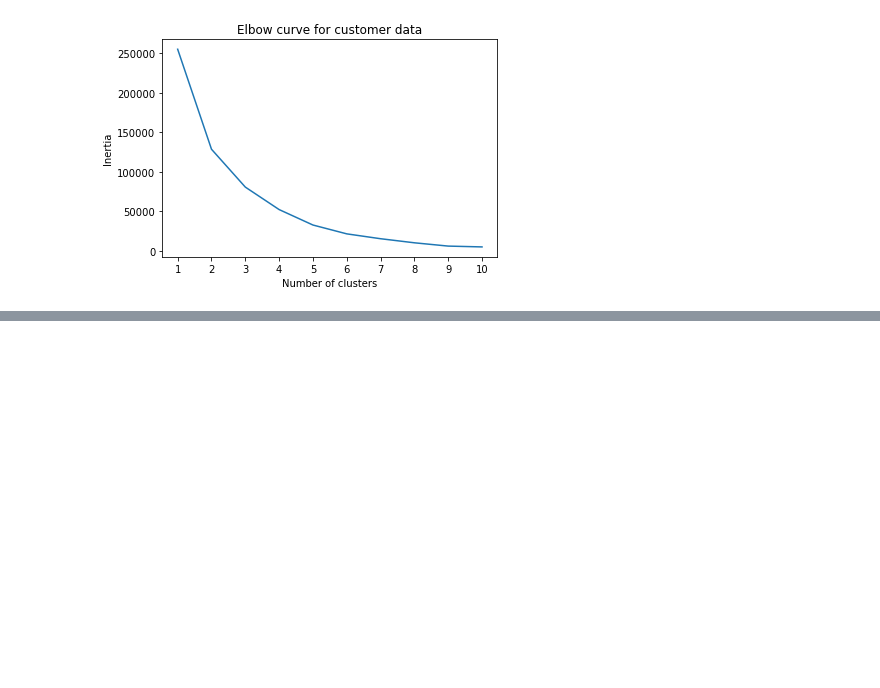
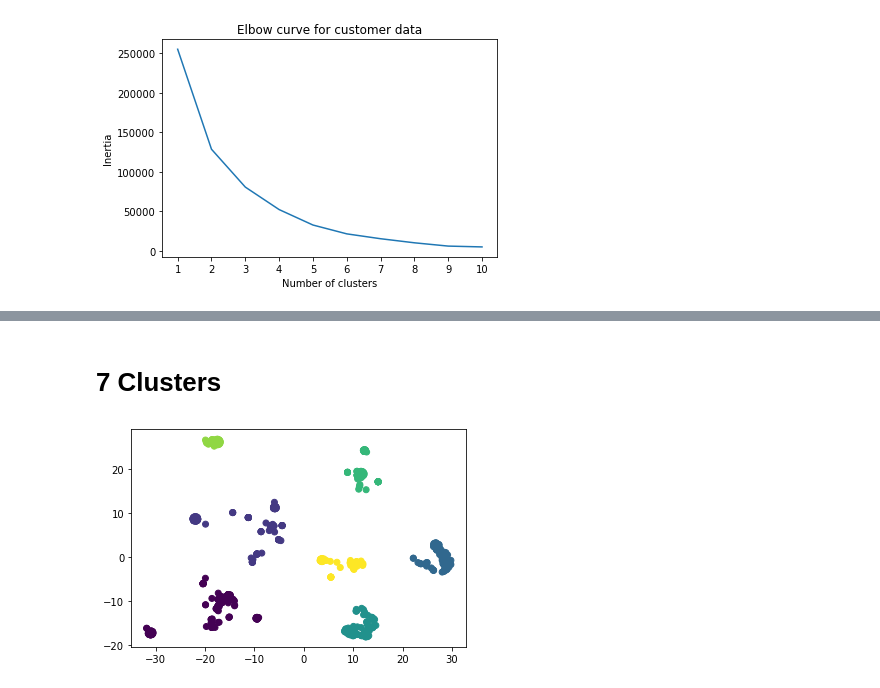
Before and after one commit to sdinespierce/unsupervised-learning-challenge, a Jupyter notebook: main.ipynb, the cells around one changed output, grey strips where cells are left out. Drawn from its saved outputs; the diff is of its cells as text; code cells hidden in the pictures; blank space fills up the shorter version.

```diff
--- a/main.ipynb
+++ b/main.ipynb
@@ -292,0 +318,6 @@ plt.show()
+# %% [markdown]
+# 7 Clusters
+# %%
+show_clusters(get_clusters(7, tsne_df))
+# %% [output]
+[figure, added]
```
Also changed, not shown: parts of 6 cells of this notebook.
